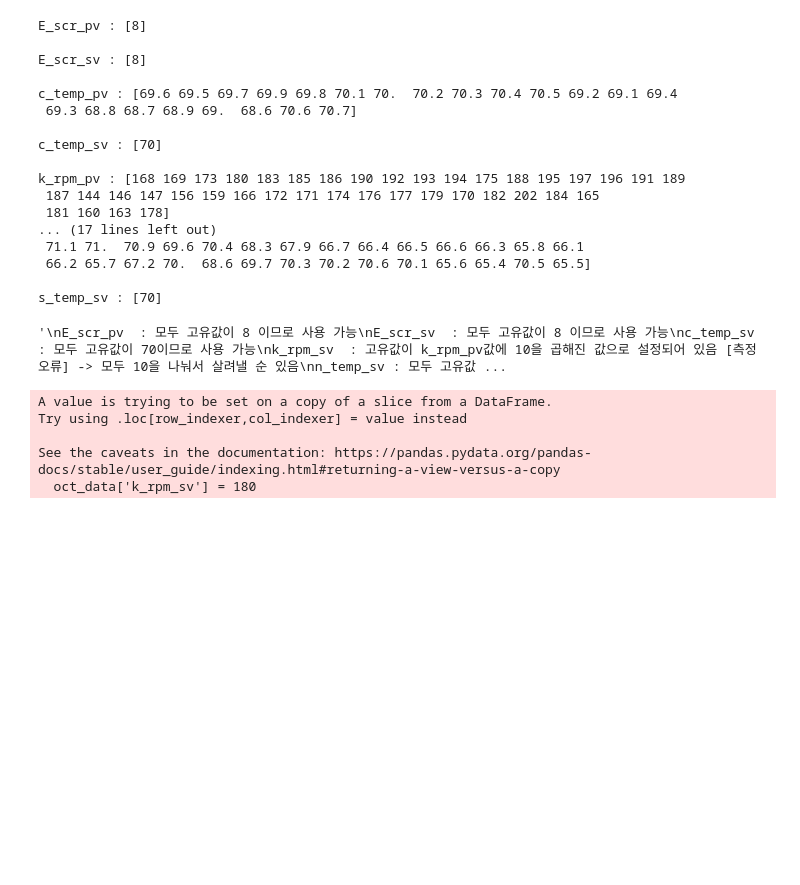
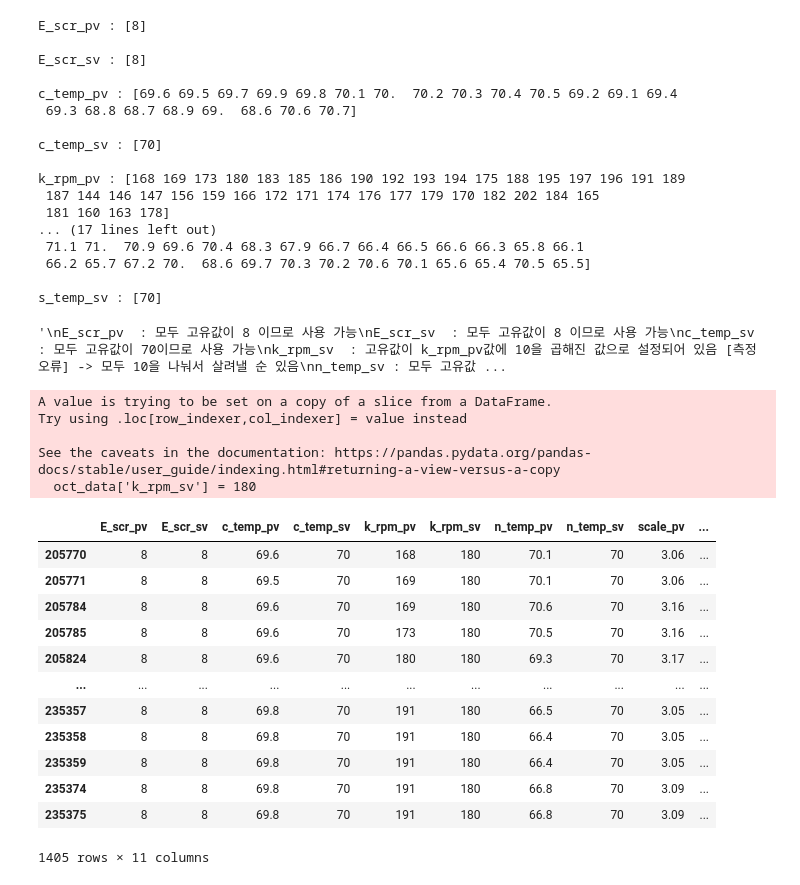
Before and after one commit to juugii-ho/Project_CompterMate, a Jupyter notebook: Modeling/LSMin/code_rpm/10월데이터분석.ipynb, the cells around one changed output. Saved outputs shown, nothing was run; the diff lists cells and outputs as text; code cells hidden in the pictures; blank space fills up the shorter version.

```diff
--- a/Modeling/LSMin/code_rpm/10월데이터분석.ipynb
+++ b/Modeling/LSMin/code_rpm/10월데이터분석.ipynb
@@ -126,3 +126,19 @@ Try using .loc[row_indexer,col_indexer] = value instead
 
 See the caveats in the documentation: https://pandas.pydata.org/pandas-docs/stable/user_guide/indexing.html#returning-a-view-versus-a-copy
   oct_data['k_rpm_sv'] = 180
+# %%
+oct_data
+# %% [output]
+|  | E_scr_pv | E_scr_sv | c_temp_pv | c_temp_sv | k_rpm_pv | k_rpm_sv | n_temp_pv | n_temp_sv | scale_pv | ... |
+| 205770 | 8 | 8 | 69.6 | 70 | 168 | 180 | 70.1 | 70 | 3.06 | ... |
+| 205771 | 8 | 8 | 69.5 | 70 | 169 | 180 | 70.1 | 70 | 3.06 | ... |
+| 205784 | 8 | 8 | 69.6 | 70 | 169 | 180 | 70.6 | 70 | 3.16 | ... |
+| 205785 | 8 | 8 | 69.6 | 70 | 173 | 180 | 70.5 | 70 | 3.16 | ... |
+| 205824 | 8 | 8 | 69.6 | 70 | 180 | 180 | 69.3 | 70 | 3.17 | ... |
+| ... | ... | ... | ... | ... | ... | ... | ... | ... | ... | ... |
+| 235357 | 8 | 8 | 69.8 | 70 | 191 | 180 | 66.5 | 70 | 3.05 | ... |
+| 235358 | 8 | 8 | 69.8 | 70 | 191 | 180 | 66.4 | 70 | 3.05 | ... |
+| 235359 | 8 | 8 | 69.8 | 70 | 191 | 180 | 66.4 | 70 | 3.05 | ... |
+| 235374 | 8 | 8 | 69.8 | 70 | 191 | 180 | 66.8 | 70 | 3.09 | ... |
+| 235375 | 8 | 8 | 69.8 | 70 | 191 | 180 | 66.8 | 70 | 3.09 | ... |
+1405 rows × 11 columns
```
Also changed, not shown: 4 other files.
